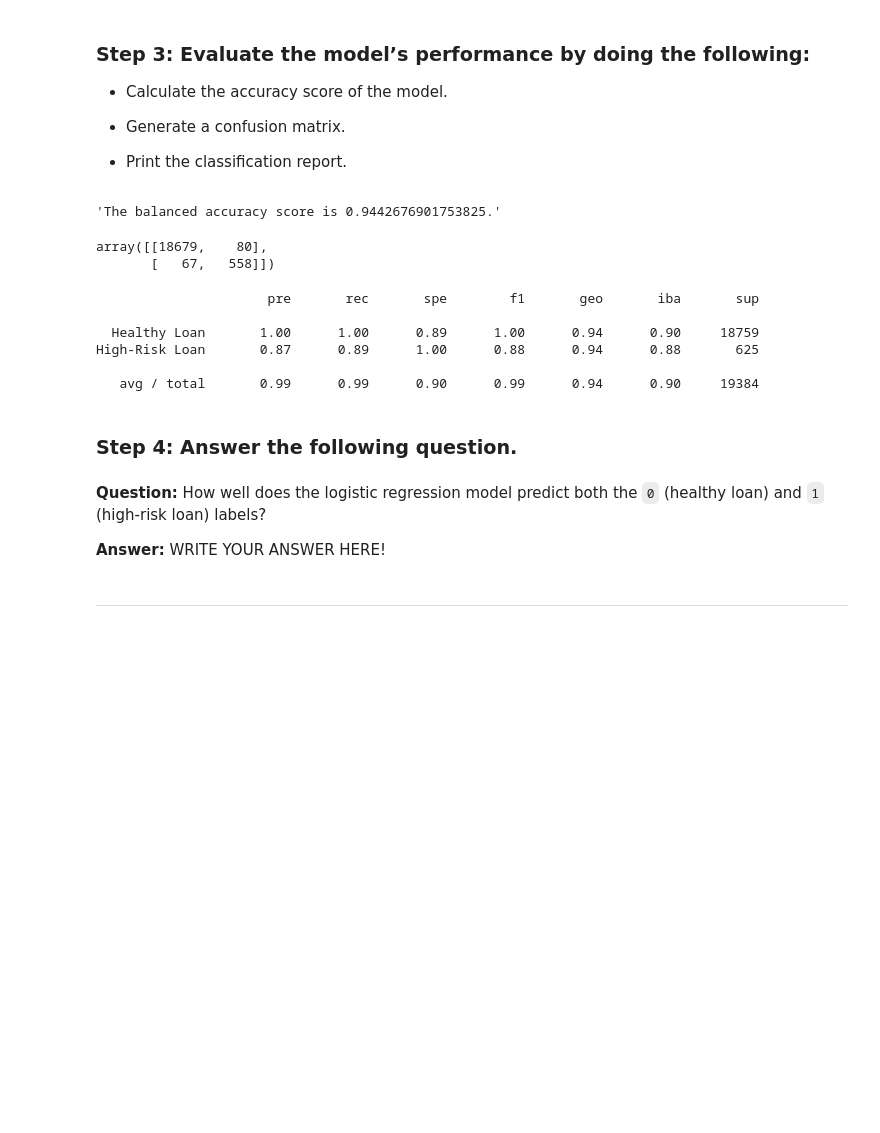
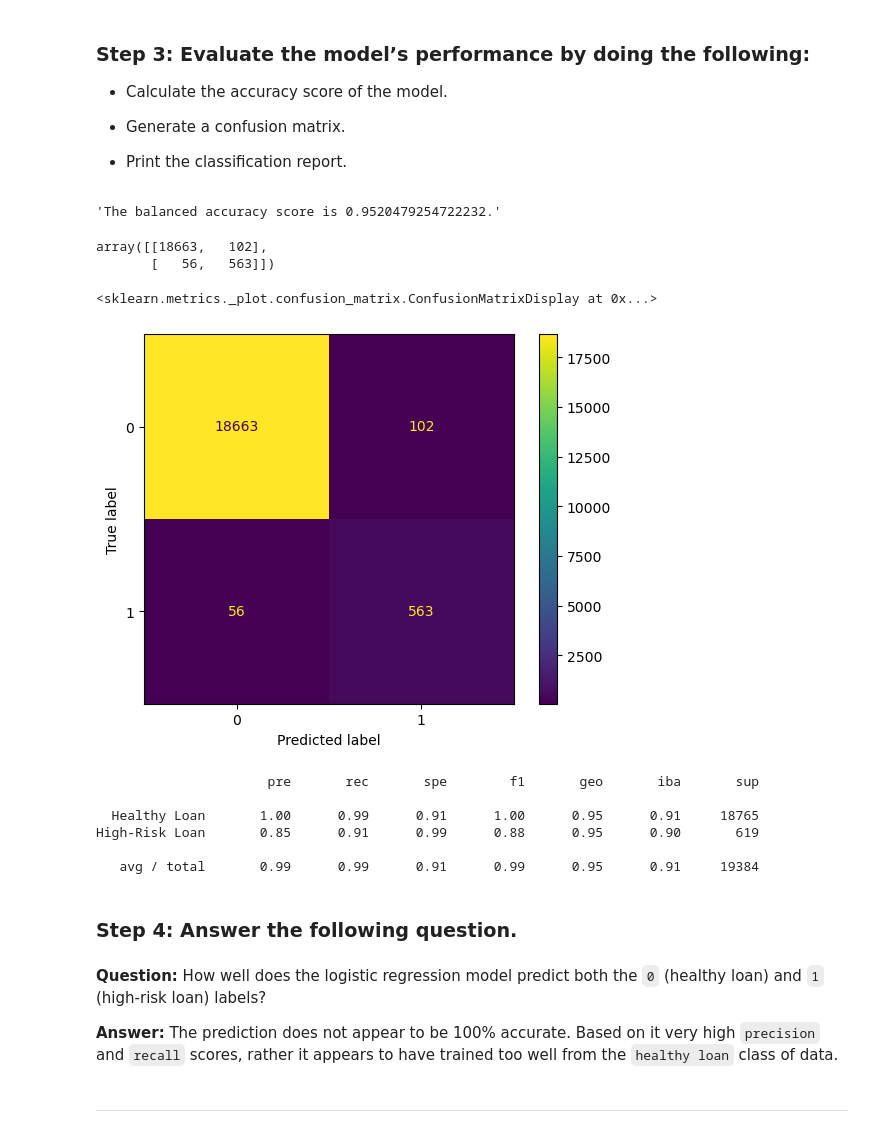
Before and after one commit to gadam/module_12_challenge, a Jupyter notebook: credit_risk_resampling.ipynb, the cells around one changed output. Drawn from its saved outputs; the diff is of its cells as text; code cells hidden in the pictures; blank space fills up the shorter version.

```diff
--- a/credit_risk_resampling.ipynb
+++ b/credit_risk_resampling.ipynb
@@ -182,4 +181,5 @@ from sklearn.model_selection import train_test_split
 
 # Split the data using train_test_split
 # Assign a random_state of 1 to the function
-X_train, X_test, y_train, y_test = train_test_split(X, y, random_state=1, stratify=lending_df['loan_status'])
+# X_train, X_test, y_train, y_test = train_test_split(X, y, random_state=1, stratify=lending_df['loan_status'])
+X_train, X_test, y_train, y_test = train_test_split(X, y, random_state=1)
@@ -219,33 +225,39 @@ array([0, 0, 0, ..., 0, 0, 0])
 * Print the classification report.
 # %%
 # Print the balanced_accuracy score of the model
-bas = balanced_accuracy_score(y_test, predictions)
+bas = balanced_accuracy_score(y_test, y_predictions)
 display(f'The balanced accuracy score is {bas}.')
 # %% [output]
-'The balanced accuracy score is 0.9442676901753825.'
+'The balanced accuracy score is 0.9520479254722232.'
 # %%
 # Generate a confusion matrix for the model
-confusion_matrix(y_test, predictions)
+confusion_matrix(y_test, y_predictions)
 # %% [output]
-array([[18679,    80],
-       [   67,   558]])
+array([[18663,   102],
+       [   56,   563]])
+# %%
+
+plot_confusion_matrix(classifier, X_test, y_test)
+# %% [output]
+<sklearn.metrics._plot.confusion_matrix.ConfusionMatrixDisplay at 0x...>
+[figure, added]
 # %%
 # Print the classification report for the model
 target_names = ['Healthy Loan', 'High-Risk Loan']
-print(classification_report_imbalanced(y_test, predictions, target_names=target_names))
+print(classification_report_imbalanced(y_test, y_predictions, target_names=target_names))
 # %% [output]
                       pre       rec       spe        f1       geo       iba       sup
 
-  Healthy Loan       1.00      1.00      0.89      1.00      0.94      0.90     18759
-High-Risk Loan       0.87      0.89      1.00      0.88      0.94      0.88       625
+  Healthy Loan       1.00      0.99      0.91      1.00      0.95      0.91     18765
+High-Risk Loan       0.85      0.91      0.99      0.88      0.95      0.90       619
 
-   avg / total       0.99      0.99      0.90      0.99      0.94      0.90     19384
+   avg / total       0.99      0.99      0.91      0.99      0.95      0.91     19384
 # %% [markdown]
 ### Step 4: Answer the following question.
 # %% [markdown]
 **Question:** How well does the logistic regression model predict both the `0` (healthy loan) and `1` (high-risk loan) labels?
 
-**Answer:** WRITE YOUR ANSWER HERE!
+**Answer:** The prediction does not appear to be 100% accurate.  Based on it very high `precision` and `recall` scores, rather it appears to have trained too well from the `healthy loan` class of data.
 # %% [markdown]
 ---
 # %% [markdown]
```
Also changed, not shown: parts of 12 cells of this notebook, 1 other file.
